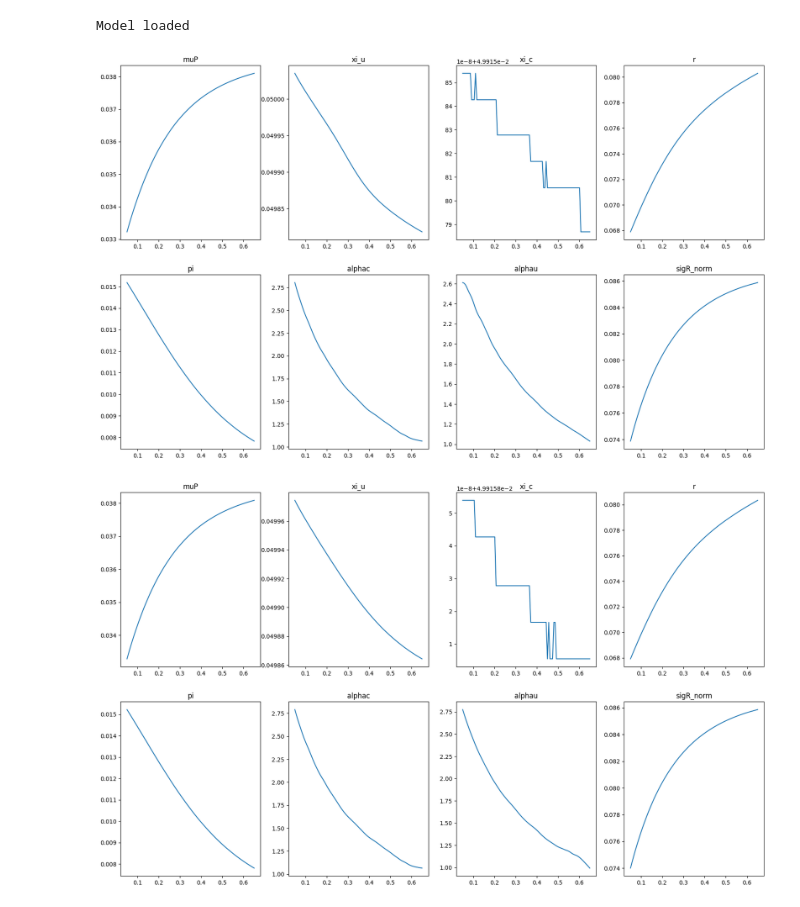
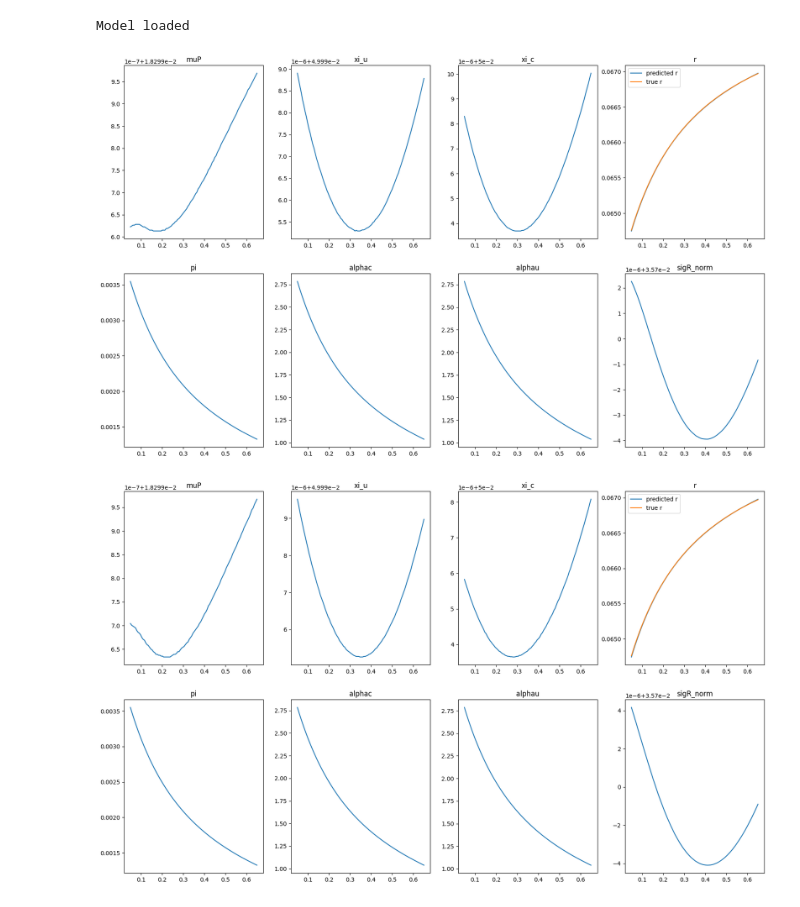
Before and after one commit to rotmanfinhub/deep-macrofin, a Jupyter notebook: examples/macro_problems/basak_cuoco/basak_cuoco.ipynb, the cells around one changed output. Drawn from its saved outputs; the diff is of its cells as text; code cells hidden in the pictures.

Commit message:
reimplement basak cuoco

```diff
--- a/examples/macro_problems/basak_cuoco/basak_cuoco.ipynb
+++ b/examples/macro_problems/basak_cuoco/basak_cuoco.ipynb
@@ -13,9 +13,13 @@ class PDEModelCustomSample(PDEModel):
         super().__init__(name, config, latex_var_mapping)
         self.sample = self.sample_custom
 
+        # if you want to use scheduler, uncomment the following two lines
         # self.OnTrainingStart += self.add_scheduler
         # self.OnTrainingStep += self.scheduler_step
         self.OnTrainingStep += self.change_batch_size
+
+        # if you want to plot the results during training, uncomment the following line
+        # self.OnTrainingStep += self.plot_results
 
 
     def add_scheduler(self, **kwargs):
@@ -46,12 +50,17 @@ class PDEModelCustomSample(PDEModel):
         return torch.cat((xs, alphap), dim=1)
 
     def change_batch_size(self, **kwargs):
-        if kwargs["epoch"] > 50000:
+        if kwargs["epoch"] > 10000:
             self.config["batch_size"] = 500
             self.batch_size = 500
         else:
             self.config["batch_size"] = 200
             self.batch_size = 200
+
+    # def plot_results(self, **kwargs):
+    #     if kwargs["epoch"] % 10000 == 0:
+    #         os.makedirs(f"{model_path}/plots", exist_ok=True)
+    #         plot_results(self, f"{model_path}/plots", suffix=f"_{kwargs['epoch']}")
 
     def closure(self, SV):
         for i, sv_name in enumerate(self.state_variables):
@@ -69,7 +78,7 @@ class PDEModelCustomSample(PDEModel):
         return total_loss
 # %%
 device = "cuda" if torch.cuda.is_available() else "cpu"
-model_path = "./models/aliens_3d"
+model_path = "./models/basak_cuoco_4_30"
 # in the following, follow the sequence u, c, p
 params = {
     "gamma": torch.tensor([1, 1, 1], device= device), # risk aversion
@@ -79,12 +88,12 @@ params = {
     "theta" : 0.0, # Alpha drift
     "sig_alphap": torch.tensor([0, 0], device= device), # vol of passive demand share
     "nu": 0.5, # correlation
-    "psi": 1.0, # intertemporal elasticity of substitution
-    "mu": 0.022, # mean of the lognormal distribution of the asset return
-    "sigma": torch.tensor([0.035, 0.00], device=device), # fundamental vol
+    "mu": 0.0183, # mean of the lognormal distribution of the asset return
+    "sigma": torch.tensor([0.0357, 0.00], device=device), # fundamental vol
     "kappa": 0.00, # death intensity
     "omega": torch.tensor([0.25, 0.25, 0.50], device= device), # mass of each agent
     "alphap_min": 0.0, # minimum alpha for passive agent
     "alphap_max": 0.0, # maximum alpha for passive
 }
+params["psi"] = 1 / params["gamma"] # intertemporal elasticity of substitution
 # %%
@@ -284,8 +336,7 @@ def get_model(model_path: str, params: dict, model_size: list[int]):
     model.load_model(torch.load(f"{model_path}/model_best.pt", weights_only=False))
     return model
 # %%
-model_path = f"./models/basak_cuoco"
-model = get_model(model_path, params, [10]*8)
+model = get_model(model_path, params, [30]*4)
 # %% [output]
 Model loaded
 # %%
@@ -300,35 +351,40 @@ model.variable_val_dict["SV"] = SV
 model.update_variables(SV)
 
 muP = model.variable_val_dict["muP"].detach().cpu().numpy().reshape(-1)
 xi = model.variable_val_dict["xi"]
 xiu = xi[:, 0:1].detach().cpu().numpy().reshape(-1)
 xic = xi[:, 1:2].detach().cpu().numpy().reshape(-1)
 r = model.variable_val_dict["r"].detach().cpu().numpy().reshape(-1)
 pi = model.variable_val_dict["pi"].detach().cpu().numpy().reshape(-1)
 alphac = model.variable_val_dict["alphac"].detach().cpu().numpy().reshape(-1)
 alphau = model.variable_val_dict["alphau"].detach().cpu().numpy().reshape(-1)
 sigR_norm = model.variable_val_dict["sigR_norm"].detach().cpu().numpy().reshape(-1)
 
+x = SV[:, 0] + SV[:, 1]
+r_true = (model.variable_val_dict["rho"] + model.variable_val_dict["mu"] - model.variable_val_dict["sigma"][0] **2/x).detach().cpu().numpy()
+
 fig, ax = plt.subplots(2, 4, figsize=(20, 12))
 ax[0][0].plot(x_plot, muP)
 ax[0][0].set_title("muP")
 ax[0][1].plot(x_plot, xiu)
 ax[0][1].set_title("xi_u")
 ax[0][2].plot(x_plot, xic)
 ax[0][2].set_title("xi_c")
-ax[0][3].plot(x_plot, r)
+ax[0][3].plot(x_plot, r, label="predicted r")
+ax[0][3].plot(x_plot, r_true, label="true r")
+ax[0][3].legend()
 ax[0][3].set_title("r")
 ax[1][0].plot(x_plot, pi)
 ax[1][0].set_title("pi")
 ax[1][1].plot(x_plot, alphac)
 ax[1][1].set_title("alphac")
 ax[1][2].plot(x_plot, alphau)
 ax[1][2].set_title("alphau")
 ax[1][3].plot(x_plot, sigR_norm)
 ax[1][3].set_title("sigR_norm")
 plt.show()
 # %% [output]
-[figure, old version]
+[figure, new version]
 # %%
 SV = torch.zeros(100, 3, device=model.device)
 SV[:, 0] = 0.31 # xu
@@ -350,6 +406,9 @@ alphac = model.variable_val_dict["alphac"].detach().cpu().numpy().reshape(-1)
 alphau = model.variable_val_dict["alphau"].detach().cpu().numpy().reshape(-1)
 sigR_norm = model.variable_val_dict["sigR_norm"].detach().cpu().numpy().reshape(-1)
 
+x = SV[:, 0] + SV[:, 1]
+r_true = (model.variable_val_dict["rho"] + model.variable_val_dict["mu"] - model.variable_val_dict["sigma"][0] **2/x).detach().cpu().numpy()
+
 fig, ax = plt.subplots(2, 4, figsize=(20, 12))
 ax[0][0].plot(x_plot, muP)
 ax[0][0].set_title("muP")
@@ -357,7 +416,9 @@ ax[0][1].plot(x_plot, xiu)
 ax[0][1].set_title("xi_u")
 ax[0][2].plot(x_plot, xic)
 ax[0][2].set_title("xi_c")
-ax[0][3].plot(x_plot, r)
+ax[0][3].plot(x_plot, r, label="predicted r")
+ax[0][3].plot(x_plot, r_true, label="true r")
+ax[0][3].legend()
 ax[0][3].set_title("r")
 ax[1][0].plot(x_plot, pi)
 ax[1][0].set_title("pi")
@@ -369,4 +430,4 @@ ax[1][3].plot(x_plot, sigR_norm)
 ax[1][3].set_title("sigR_norm")
 plt.show()
 # %% [output]
-[figure, old version]
+[figure, new version]
```
Also changed, not shown: parts of 1 cell of this notebook, 2 other files.
